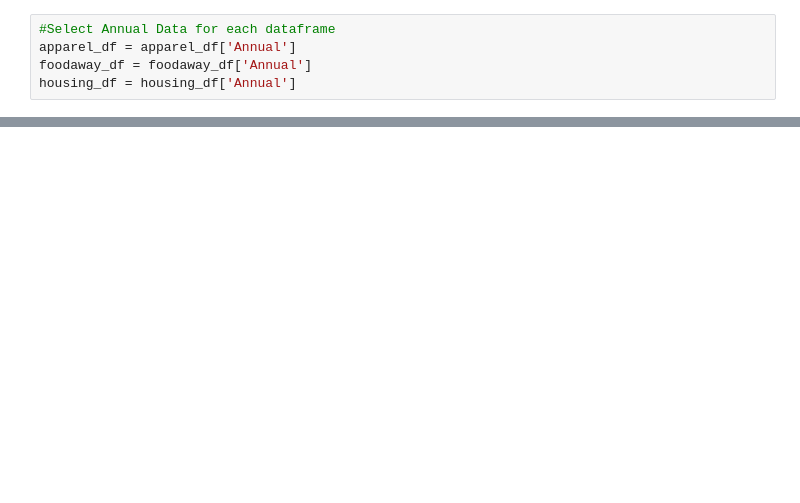
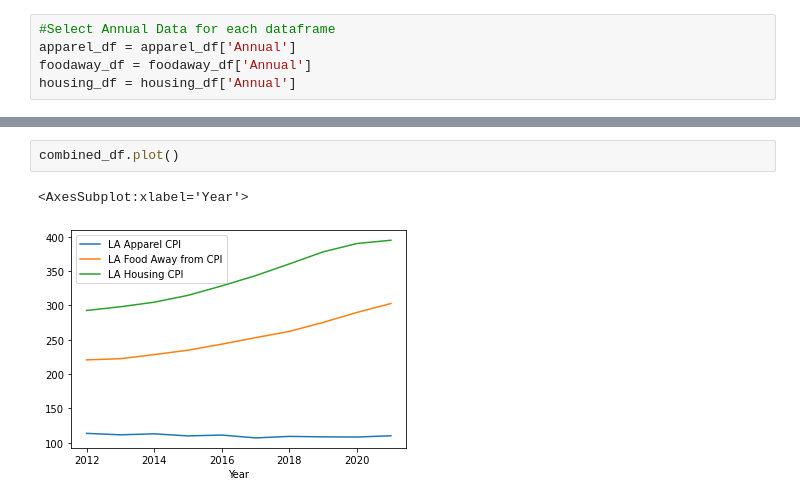
Before and after one commit to Angelboy-commercial/data-zookeepers, a Jupyter notebook: cpi_project.ipynb, the cells around one changed output, grey strips where cells are left out. Cells and saved outputs as stored; diff of their text form; blank space fills up the shorter version.

```diff
--- a/cpi_project.ipynb
+++ b/cpi_project.ipynb
@@ -57,0 +96,5 @@ combined_df
+# %%
+combined_df.plot()
+# %% [output]
+<AxesSubplot:xlabel='Year'>
+[figure, added]
```
Also changed, not shown: parts of 18 cells of this notebook.
